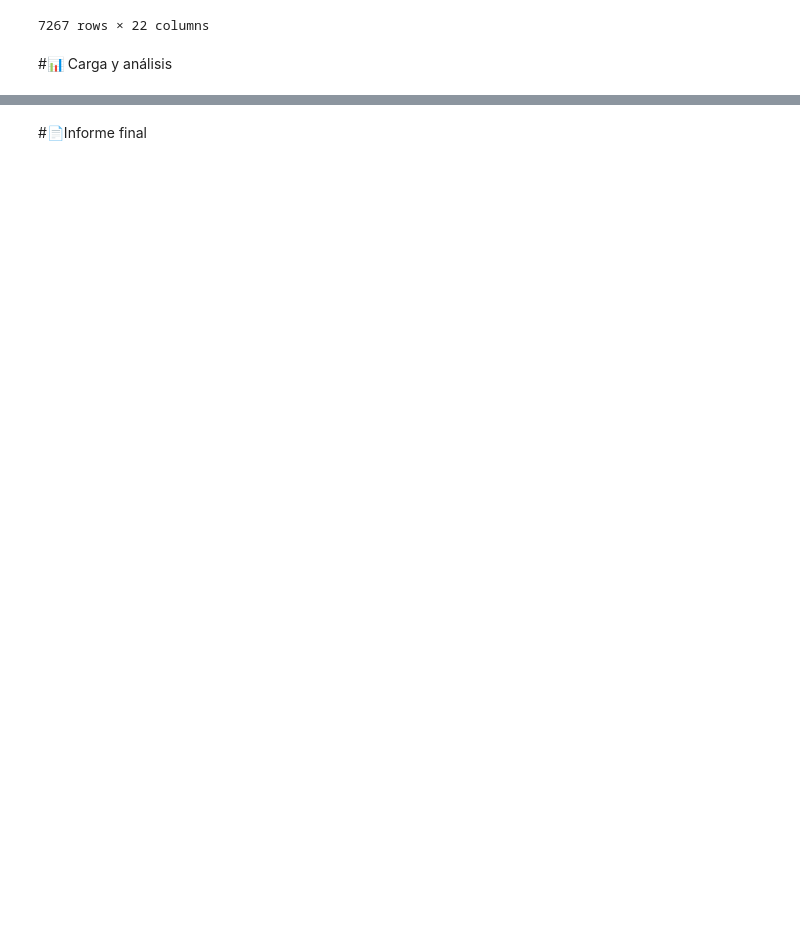
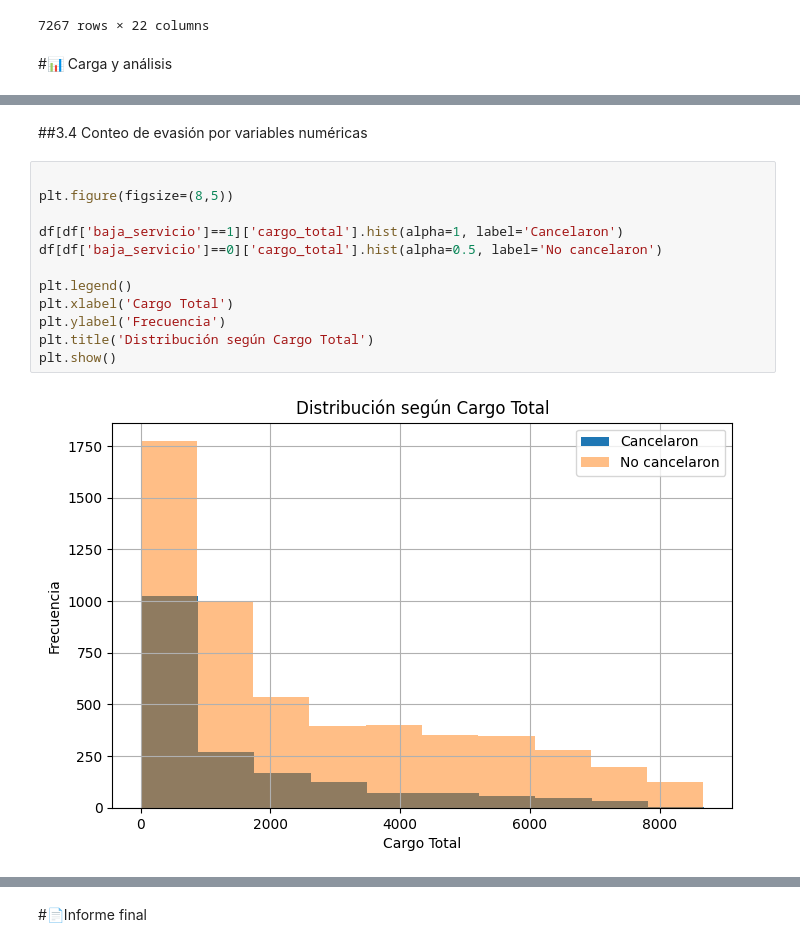
Before and after one commit to abiquintana/TelecomX, a Jupyter notebook: TelecomX_LATAM.ipynb, the cells around one changed output, grey strips where cells are left out. Drawn from its saved outputs; the diff is of its cells as text; blank space fills up the shorter version.

```diff
--- a/TelecomX_LATAM.ipynb
+++ b/TelecomX_LATAM.ipynb
@@ -255,0 +460,16 @@ df.describe()
+# %% [markdown]
+##3.4 Conteo de evasión por variables numéricas
+# %%
+
+plt.figure(figsize=(8,5))
+
+df[df['baja_servicio']==1]['cargo_total'].hist(alpha=1, label='Cancelaron')
+df[df['baja_servicio']==0]['cargo_total'].hist(alpha=0.5, label='No cancelaron')
+
+plt.legend()
+plt.xlabel('Cargo Total')
+plt.ylabel('Frecuencia')
+plt.title('Distribución según Cargo Total')
+plt.show()
+# %% [output]
+[figure, added]
```
Also changed, not shown: parts of 44 cells of this notebook.
